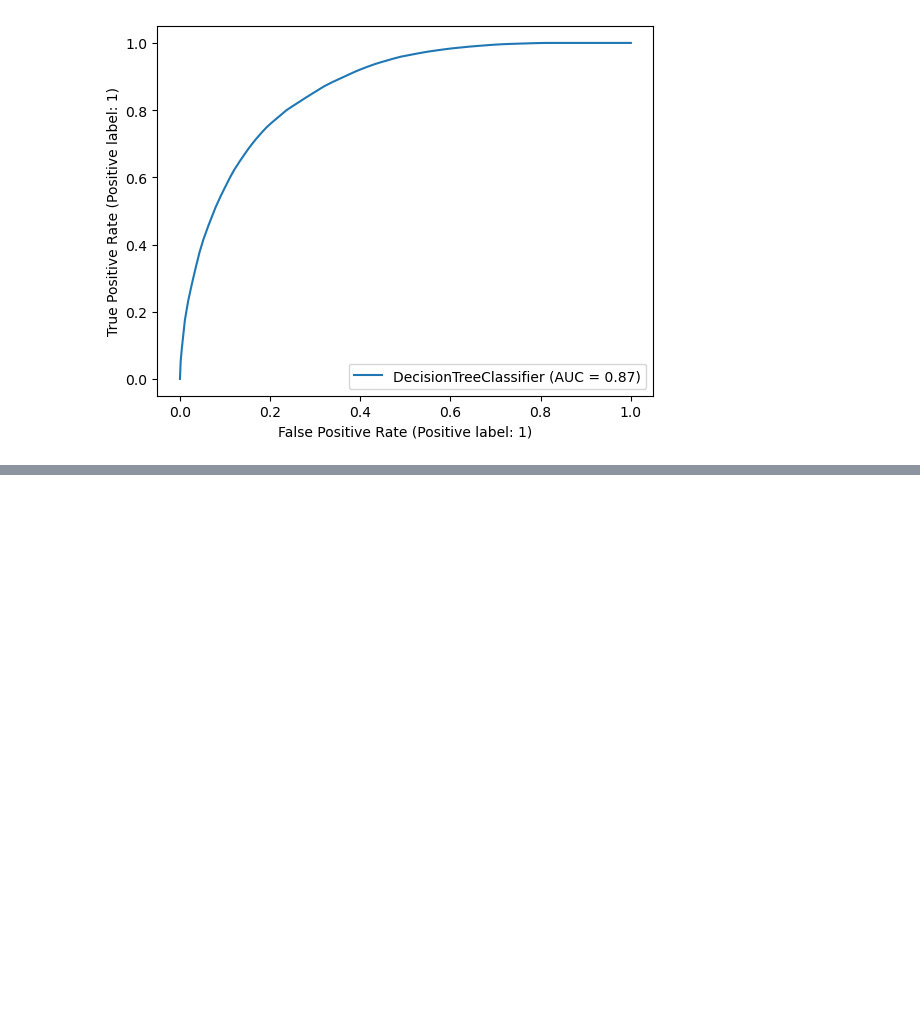
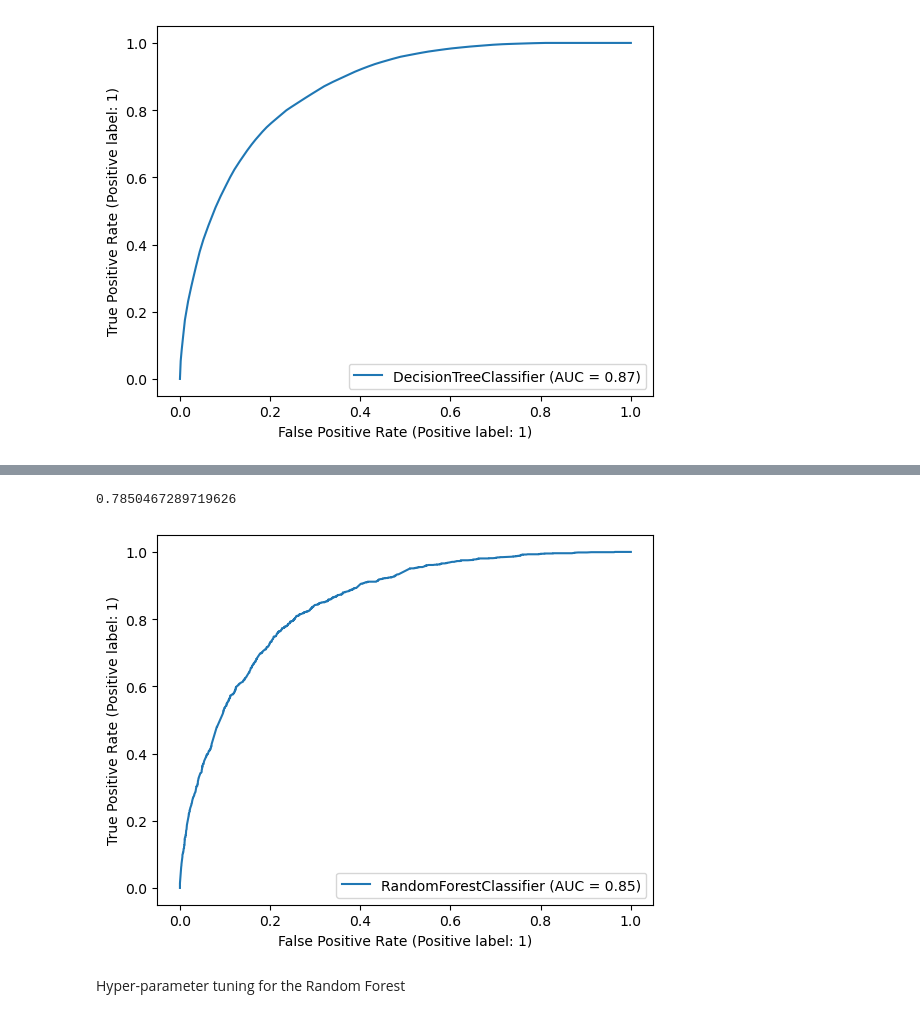
Before and after one commit to Ashik-Mohammed-S/Telecom_Churn_prediction, a Jupyter notebook: Model.ipynb, the cells around one changed output, grey strips where cells are left out. Drawn from its saved outputs; the diff is of its cells as text; code cells hidden in the pictures; blank space fills up the shorter version.

```diff
--- a/Model.ipynb
+++ b/Model.ipynb
@@ -1158,0 +1163,5 @@ plt.show()
+# %%
+rf = RandomForestClassifier(n_estimators=10, max_depth=4, max_features=5, random_state=100, oob_score=True)
+# %%
+%%time
+rf.fit(X_train, y_train)
@@ -1158,0 +1172,11 @@ plt.show()
+# %%
+rf.oob_score_
+# %% [output]
+0.7850467289719626
+# %%
+plot_roc_curve(rf, X_train, y_train)
+plt.show()
+# %% [output]
+[figure, added]
+# %% [markdown]
+Hyper-parameter tuning for the Random Forest
```
Also changed, not shown: parts of 13 cells of this notebook.
